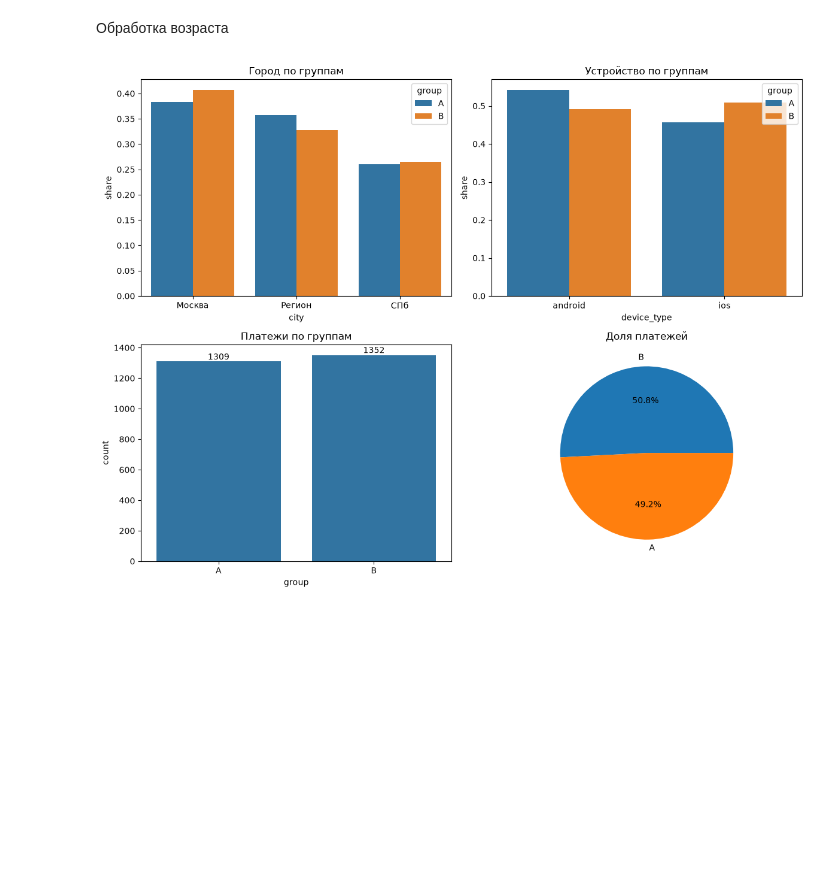
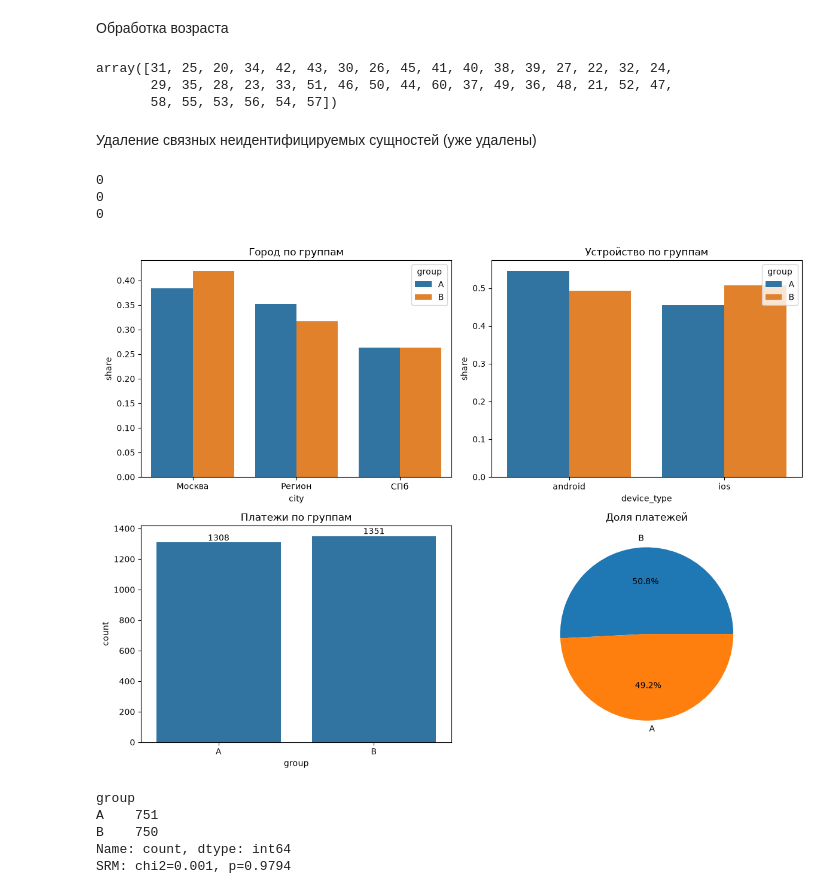
Before and after one commit to EHoTuK1/analytics-tbank-2026-1, a Jupyter notebook: notebooks/1_eda_preprocessing.ipynb, the cells around one changed output. Saved outputs shown, nothing was run; the diff lists cells and outputs as text; code cells hidden in the pictures; blank space fills up the shorter version.

```diff
--- a/notebooks/1_eda_preprocessing.ipynb
+++ b/notebooks/1_eda_preprocessing.ipynb
@@ -148,0 +152,3 @@ only_pay
+# %%
+df = df_payments.merge(df_users, how='inner', on=['user_id', 'group'], validate='m:1')
+df
@@ -149,17 +169,46 @@ only_pay
 # %% [markdown]
 Обработка возраста
+# %%
+df["age"] = df["age"].where(df["age"].between(0, 100), df.loc[df["age"].between(0, 100), "age"].median())
+df.age.unique()
+# %% [output]
+array([31, 25, 20, 34, 42, 43, 30, 26, 45, 41, 40, 38, 39, 27, 22, 32, 24,
+       29, 35, 28, 23, 33, 51, 46, 50, 44, 60, 37, 49, 36, 48, 21, 52, 47,
+       58, 55, 53, 56, 54, 57])
+# %% [markdown]
+Удаление связных неидентифицируемых сущностей (уже удалены)
+# %%
+print(df.payment_id.isna().sum())
+print(df.user_id.isna().sum())
+print(df.group.isna().sum())
+# %% [output]
+0
+0
+0
 # %%
 fig, ax = plt.subplots(2, 2, figsize=(12, 9))
 
 for a, col in zip(ax.flat[:2], ["city", "device_type"]):
-    share = df_users.groupby("group", observed=True)[col].value_counts(normalize=True).rename("share").reset_index()
+    share = df.groupby("group", observed=True)[col].value_counts(normalize=True).rename("share").reset_index()
     sns.barplot(share, x=col, y="share", hue="group", ax=a)
 
-sns.countplot(df_payments, x="group", ax=ax[1, 0]); ax[1, 0].bar_label(ax[1, 0].containers[0])
-df_payments["group"].value_counts().plot.pie(autopct="%1.1f%%", ax=ax[1, 1], ylabel="")
+sns.countplot(df, x="group", ax=ax[1, 0]); ax[1, 0].bar_label(ax[1, 0].containers[0])
+df["group"].value_counts().plot.pie(autopct="%1.1f%%", ax=ax[1, 1], ylabel="")
 
 ax[0, 0].set_title("Город по группам"); ax[0, 1].set_title("Устройство по группам")
 ax[1, 0].set_title("Платежи по группам"); ax[1, 1].set_title("Доля платежей")
 fig.tight_layout()
 # %% [output]
-[figure, old version]
+[figure, new version]
+# %%
+tmp_chi2 = df.drop_duplicates('user_id')
+counts = tmp_chi2['group'].value_counts()
+print(counts)
+stat, p = chisquare(counts)
+print(f"SRM: chi2={stat:.3f}, p={p:.4g}")
+# %% [output]
+group
+A    751
+B    750
+Name: count, dtype: int64
+SRM: chi2=0.001, p=0.9794
```
Also changed, not shown: parts of 3 cells of this notebook, 4 other files.
